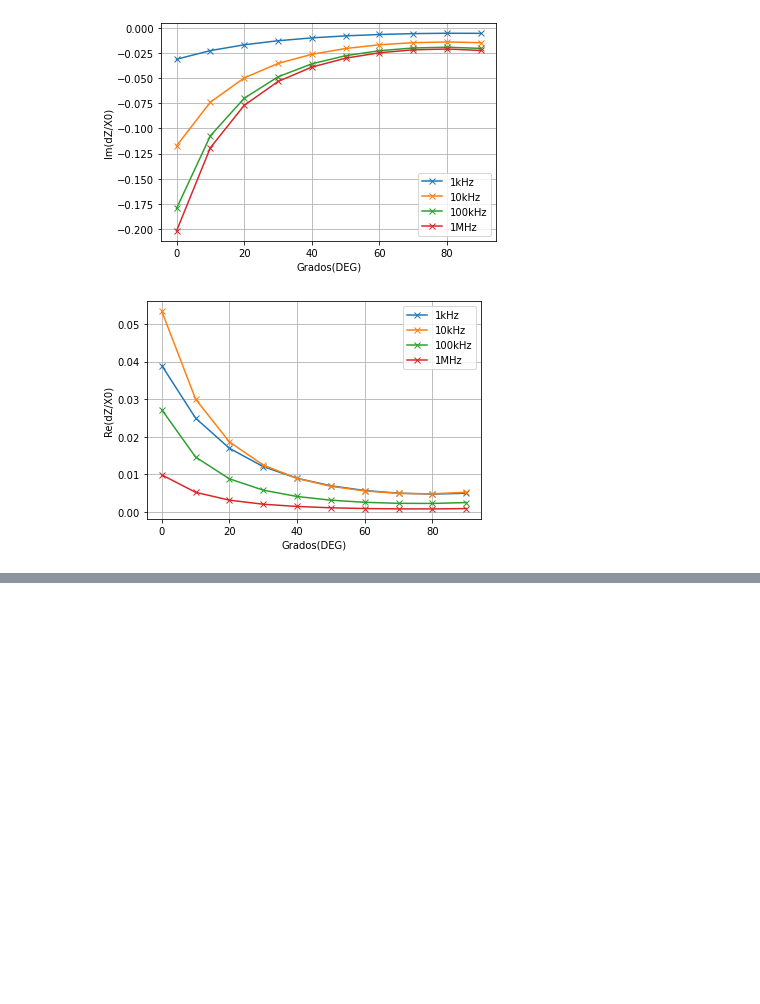
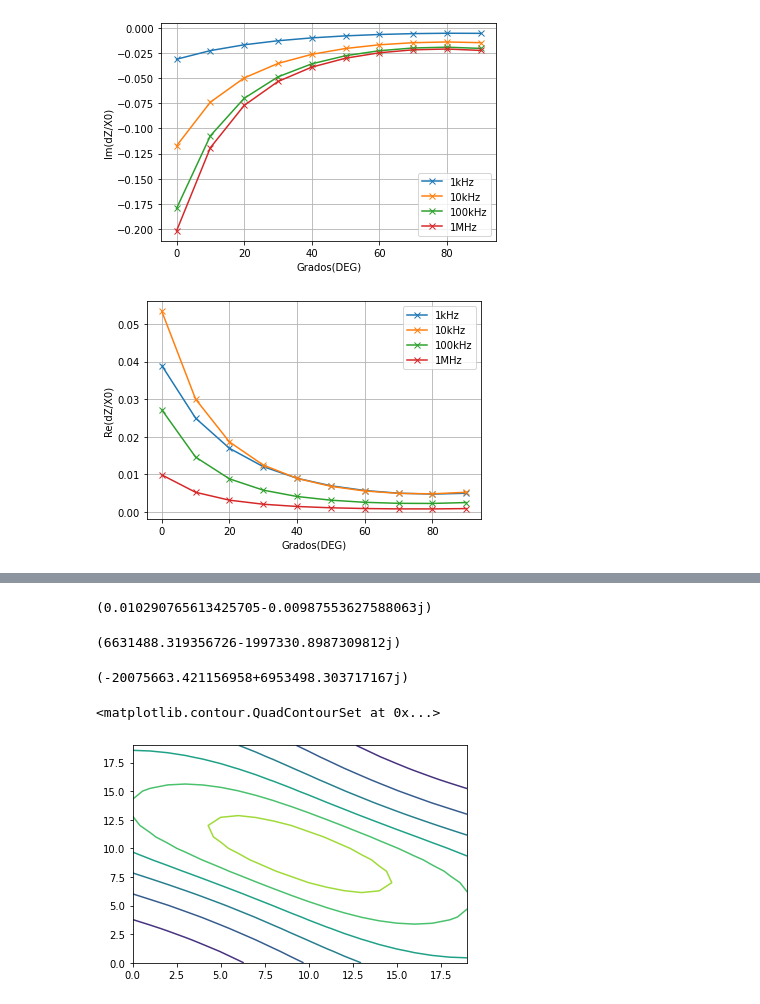
Before and after one commit to carabedo/ci_mutual, a Jupyter notebook: theo2005.ipynb, the cells around one changed output, grey strips where cells are left out. Saved outputs shown, nothing was run; the diff lists cells and outputs as text; code cells hidden in the pictures; blank space fills up the shorter version.

```diff
--- a/theo2005.ipynb
+++ b/theo2005.ipynb
@@ -34,7 +34,7 @@ l0=1e-3
 n=N/((r2 -r1)*l)
 
 sigma1=18.72e6
-mu1=1
+mur1=1
 
 
 tita=math.radians(90)
@@ -42,6 +42,7 @@ x0=0
 y0=0
 
 coil=[r1,r2,l,n,tita,x0,y0,l0]
+i0=1e-3
 # %%
 def ji(k,r1,r2):
     """ funcion auxiliar"""
@@ -85,6 +86,7 @@ def R(u,v,w):
     return r
 
 def hs(u,v,coil):
+    '''16'''
     tita=coil[4]
     h=1j*M(psi(u,v,tita)*r1,psi(u,v,tita)*r2)*expsin(u,v,coil)/psi(u,v,tita)**3
     return(h)
@@ -193,0 +242,30 @@ plt.grid(True)
+# %%
+jepx(0,0,0,1,1,100)
+# %% [output]
+(0.010290765613425705-0.00987553627588063j)
+# %%
+Jx(0,1-3,0,coil,1000)
+# %% [output]
+(6631488.319356726-1997330.8987309812j)
+# %%
+Jy(0,1-3,0,coil,1000)
+# %% [output]
+(-20075663.421156958+6953498.303717167j)
+# %%
+xv=np.linspace(-10e-3,10e-3,20)
+yv=np.linspace(-10e-3,10e-3,20)
+# %%
+Dx=np.zeros([20,20],dtype='complex')
+Dy=np.zeros([20,20],dtype='complex')
+
+
+for i,x in enumerate(xv):
+    for j,y in enumerate(yv):
+        Dx[i,j]=Jx(x,y,-1e-3,coil,100)
+        Dy[i,j]=Jy(x,y,-1e-3,coil,100)
+# %%
+mD=np.sqrt(Dx.real**2+Dy.real**2)
+plt.contour(mD)
+# %% [output]
+<matplotlib.contour.QuadContourSet at 0x...>
+[figure, added]
```
Also changed, not shown: parts of 9 cells of this notebook, 9 other files.
